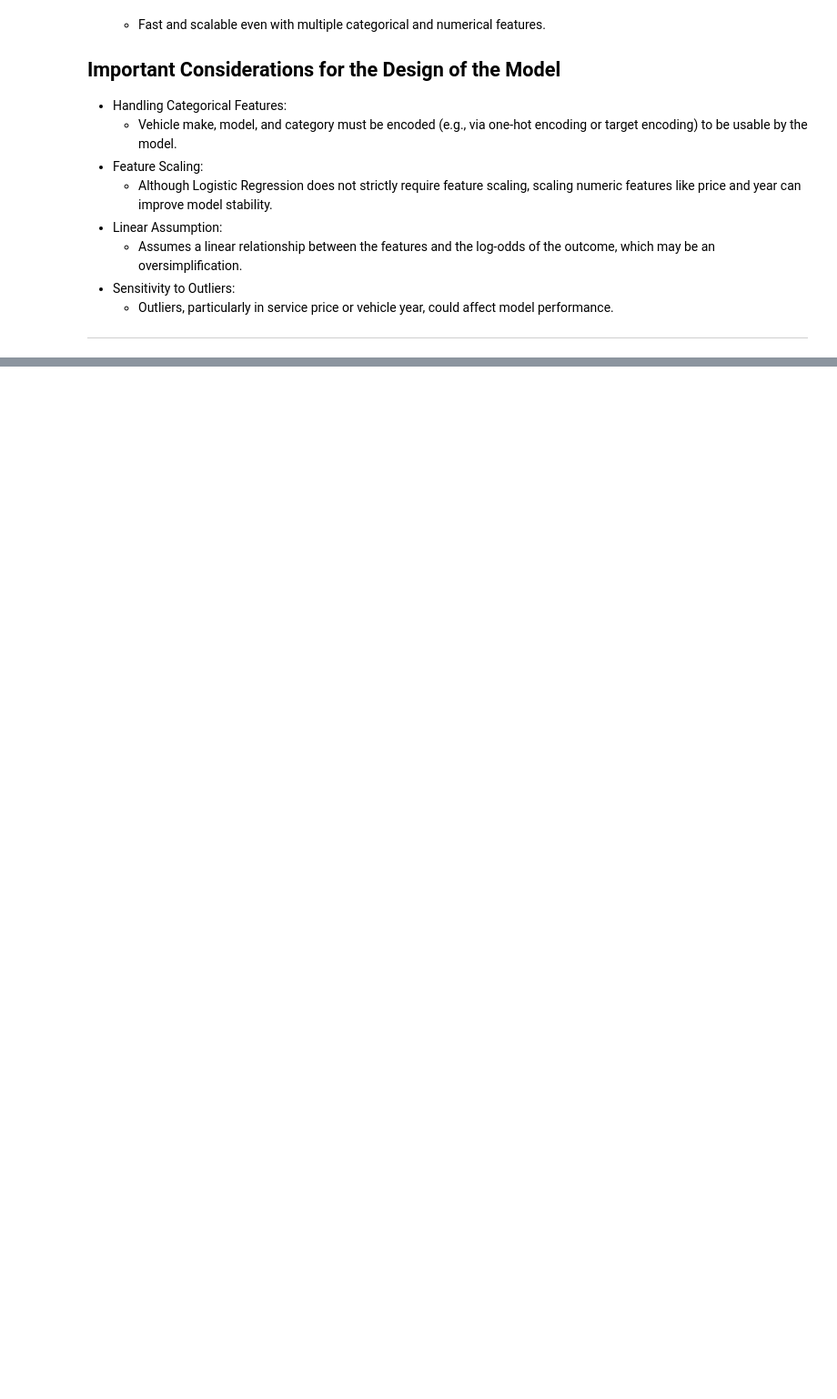
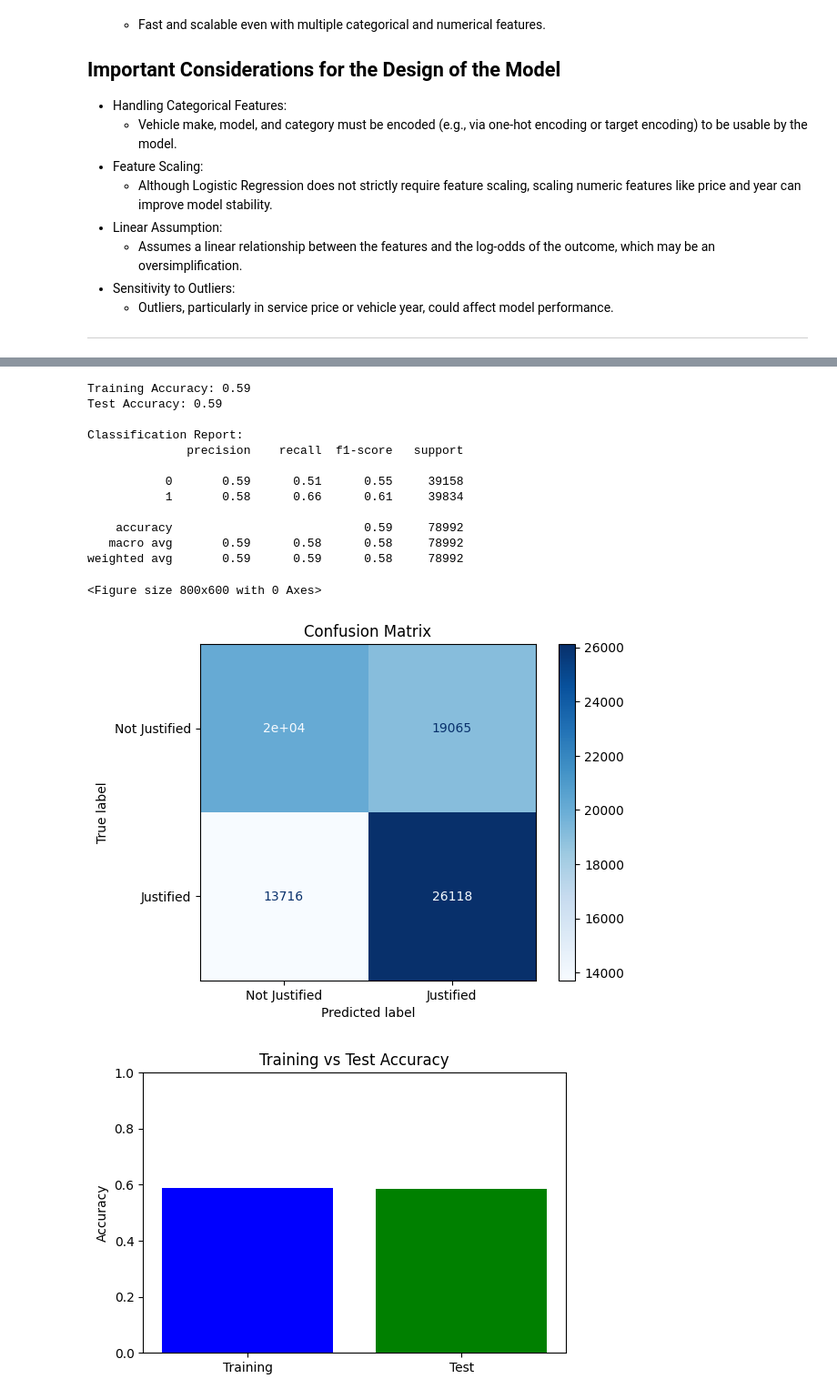
Before and after one commit to tdela12/CAPSTONE_T316, a Jupyter notebook: Preliminary Models/logRegression.ipynb, the cells around one changed output, grey strips where cells are left out. Shown at 91% size. Cells and saved outputs as stored; diff of their text form; code cells hidden in the pictures; blank space fills up the shorter version.

Commit message:
Applied Data Preprocessing, Detailed Code, Prepared Model for comparison to others.

```diff
--- a/Preliminary Models/logRegression.ipynb
+++ b/Preliminary Models/logRegression.ipynb
@@ -75,0 +102,14 @@ print(data.head())
+# %%
+# Count number of occurrences per group
+group_counts = merged_df.groupby(['TaskName', 'VMakeModel', 'VYear']).size().reset_index(name='Count')
+
+# Keep only groups with at least, say, 5 examples
+min_required = 5
+valid_groups = group_counts[group_counts['Count'] >= min_required]
+
+# Merge to keep only valid groups in main dataset
+merged_df = merged_df.merge(valid_groups[['TaskName', 'VMakeModel', 'VYear']],
+                            on=['TaskName', 'VMakeModel', 'VYear'],
+                            how='inner')
+print(merged_df.head())
+print(merged_df.shape)
@@ -123,0 +198,54 @@ Example Confidence Scores:
+# %%
+
+# --- Model Evaluation ---
+
+# Accuracy on training and testing data
+train_accuracy = pipeline.score(X_train, y_train)
+test_accuracy = pipeline.score(X_test, y_test)
+
+# Print accuracy on training and test sets
+print(f"Training Accuracy: {train_accuracy:.2f}")
+print(f"Test Accuracy: {test_accuracy:.2f}")
+
+# --- Detailed Performance Metrics ---
+y_pred = pipeline.predict(X_test)
+
+# Display detailed classification report
+print("\nClassification Report:")
+print(classification_report(y_test, y_pred))
+
+# --- Confusion Matrix ---
+cm = confusion_matrix(y_test, y_pred)
+cm_display = ConfusionMatrixDisplay(confusion_matrix=cm, display_labels=['Not Justified', 'Justified'])
+
+# Plot confusion matrix
+plt.figure(figsize=(8, 6))
+cm_display.plot(cmap='Blues')
+plt.title('Confusion Matrix')
+plt.show()
+
+# --- Plotting the accuracy comparison (Training vs Test) ---
+
+# Plot bar chart of training and testing accuracy
+plt.figure(figsize=(6, 4))
+plt.bar(['Training', 'Test'], [train_accuracy, test_accuracy], color=['blue', 'green'])
+plt.ylim(0, 1)
+plt.ylabel('Accuracy')
+plt.title('Training vs Test Accuracy')
+plt.show()
+# %% [output]
+Training Accuracy: 0.59
+Test Accuracy: 0.59
+
+Classification Report:
+              precision    recall  f1-score   support
+
+           0       0.59      0.51      0.55     39158
+           1       0.58      0.66      0.61     39834
+
+    accuracy                           0.59     78992
+   macro avg       0.59      0.58      0.58     78992
+weighted avg       0.59      0.59      0.58     78992
+<Figure size 800x600 with 0 Axes>
+[figure, added]
+[figure, added]
```
Also changed, not shown: parts of 9 cells of this notebook.
